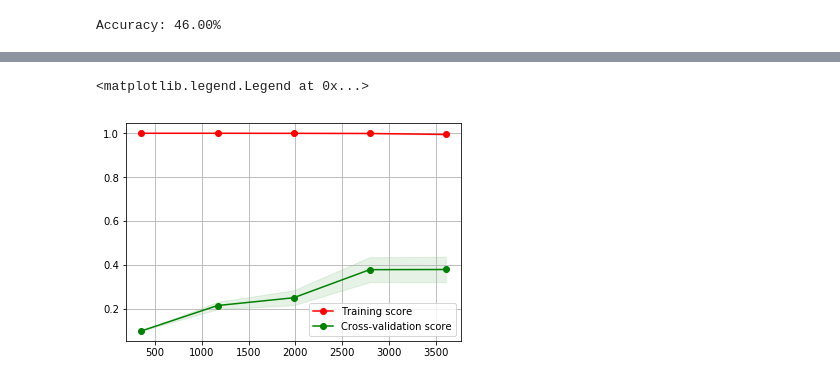
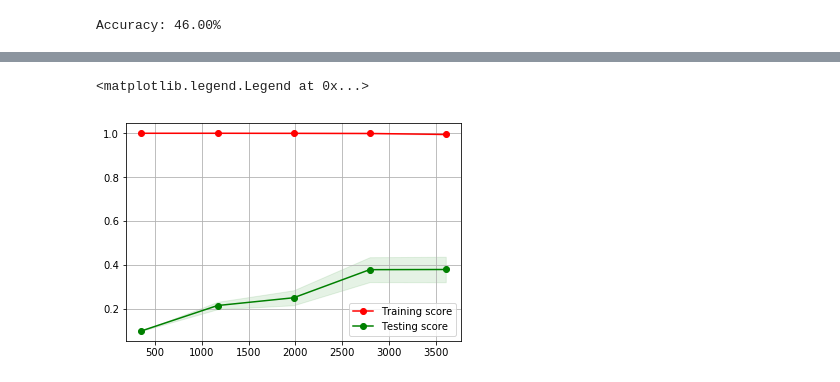
Before and after one commit to mgriffin1994/EE379K, a Jupyter notebook: FinalProj.ipynb, the cells around one changed output, grey strips where cells are left out. Saved outputs shown, nothing was run; the diff lists cells and outputs as text; code cells hidden in the pictures.

```diff
--- a/FinalProj.ipynb
+++ b/FinalProj.ipynb
@@ -321,7 +321,7 @@ print (start)
 
 from sklearn.model_selection import StratifiedKFold
 estimator = xgb.XGBClassifier()
-train_sizes, train_scores, valid_scores = learning_curve(xgb.XGBClassifier(), X_flat, y,cv = None, n_jobs=2)
+train_sizes, train_scores, valid_scores = learning_curve(xgb.XGBClassifier(), X_flat, y,cv = StratifiedKFold(), n_jobs=2)
 
 end = datetime.datetime.now()
 print (end)
@@ -333,21 +333,22 @@ print (end - start)
 # %%
 train_scores_mean = np.mean(train_scores, axis=1)
 train_scores_std = np.std(train_scores, axis=1)
 valid_scores_mean = np.mean(valid_scores, axis=1)
 valid_scores_std = np.std(valid_scores, axis=1)
 plt.grid()
+
 
 plt.fill_between(train_sizes, train_scores_mean - train_scores_std,
                      train_scores_mean + train_scores_std, alpha=0.1,
                      color="r")
 plt.fill_between(train_sizes, valid_scores_mean - valid_scores_std,
                      valid_scores_mean + valid_scores_std, alpha=0.1, color="g")
 plt.plot(train_sizes, train_scores_mean, 'o-', color="r",
              label="Training score")
 plt.plot(train_sizes, valid_scores_mean, 'o-', color="g",
-             label="Cross-validation score")
+             label="Testing score")
 
 plt.legend(loc="best")
 # %% [output]
 <matplotlib.legend.Legend at 0x...>
-[figure, old version]
+[figure, new version]
```
Also changed, not shown: parts of 5 cells of this notebook.
